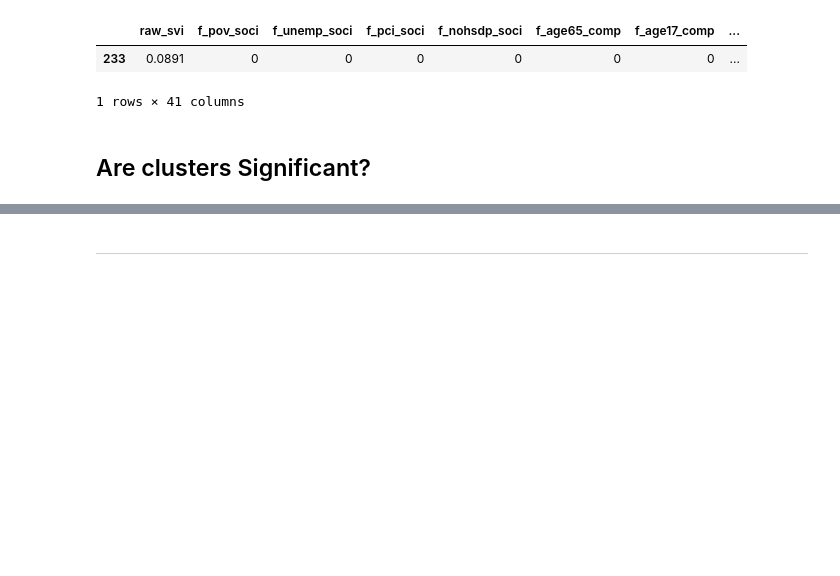
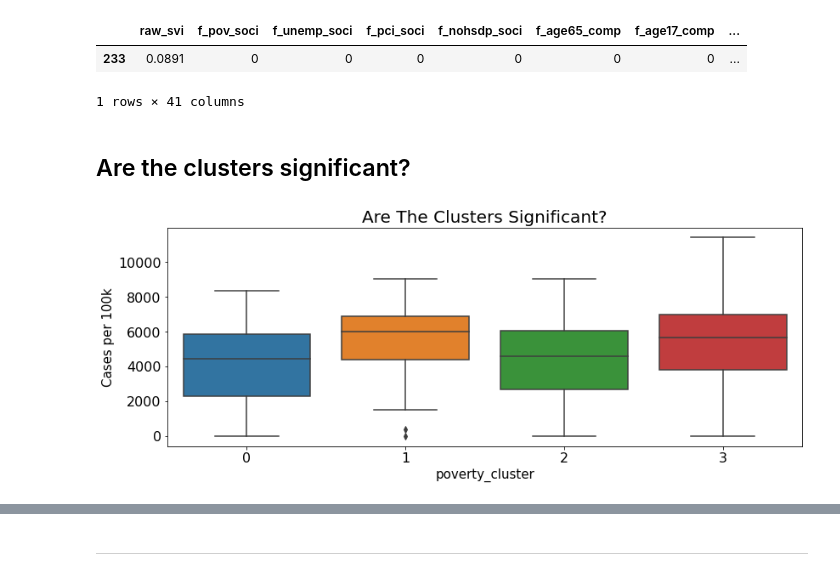
Before and after one commit to SVI-Capstone/svi_capstone, a Jupyter notebook: mvp-dallas.ipynb, the cells around one changed output, grey strips where cells are left out. Saved outputs shown, nothing was run; the diff lists cells and outputs as text; code cells hidden in the pictures; blank space fills up the shorter version.

```diff
--- a/mvp-dallas.ipynb
+++ b/mvp-dallas.ipynb
@@ -244,4 +251,15 @@ X_train_scaled.head(1)
 | 233 | 0.0891 | 0 | 0 | 0 | 0 | 0 | 0 | ... |
 1 rows × 41 columns
 # %% [markdown]
-## Are clusters Significant?
+## Are the clusters significant?
+# %%
+plt.rcParams['figure.figsize'] = (15.0, 8.0)
+sns.boxplot(train_exp.poverty_cluster, train_exp.tract_cases_per_100k)
+plt.xlabel("poverty_cluster", fontsize=15 )
+plt.ylabel("Cases per 100k", fontsize=15)
+plt.title("Are The Clusters Significant?",fontsize=20)
+plt.tight_layout(pad =8)
+#plt.ylim(.55,.61)
+plt.show()
+# %% [output]
+[figure, added]
```
Also changed, not shown: parts of 10 cells of this notebook.
